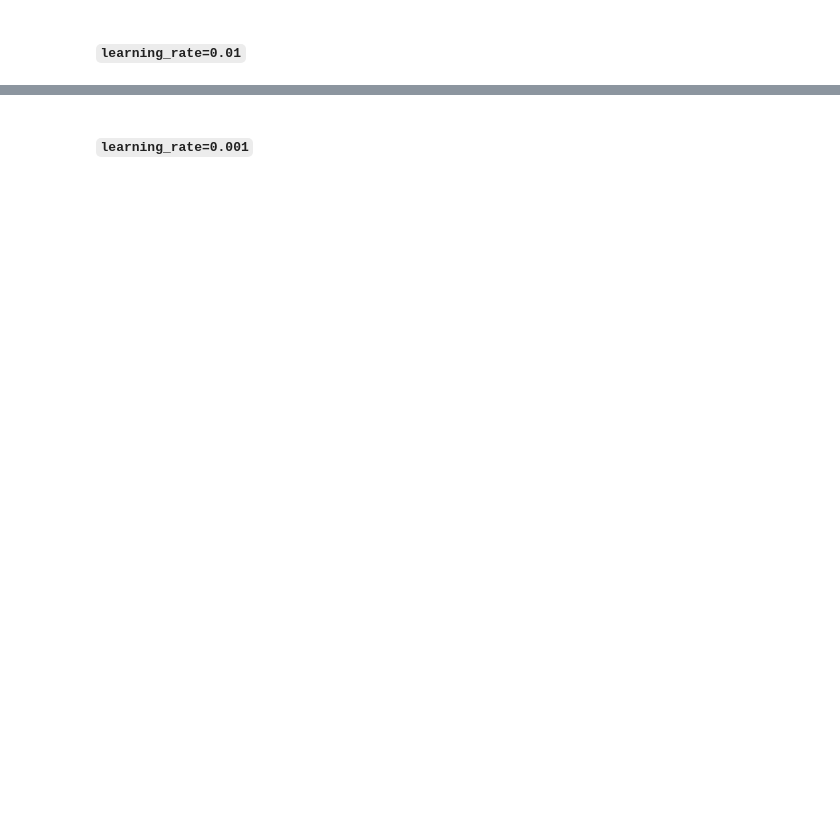
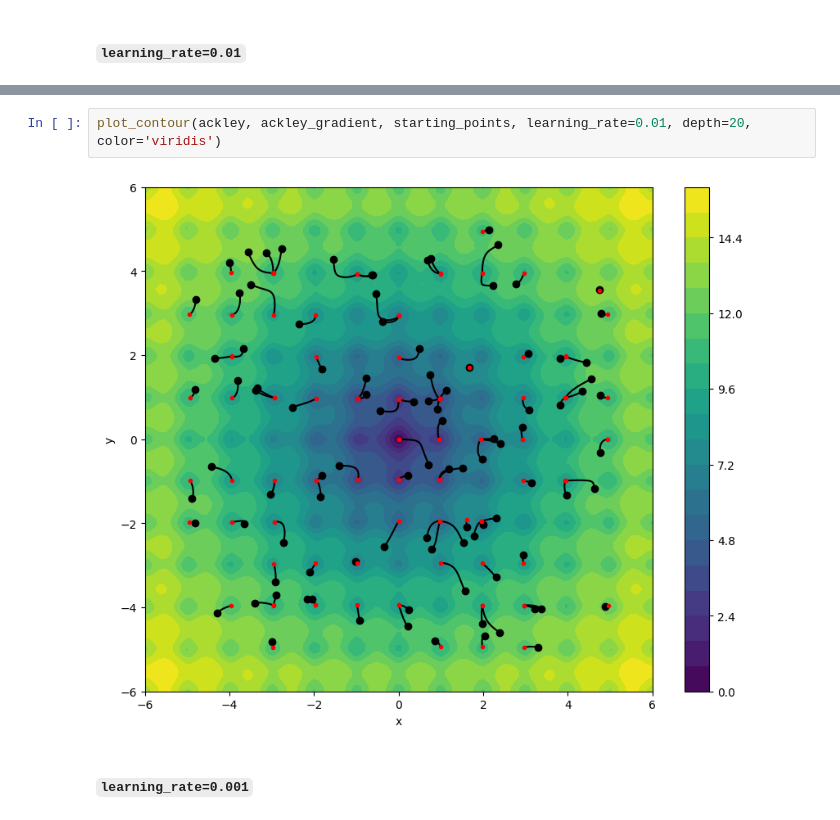
Before and after one commit to pgrzankowski/introduction-to-ai, a Jupyter notebook: simple-gradient-method.ipynb, the cells around one changed output, grey strips where cells are left out. Drawn from its saved outputs; the diff is of its cells as text; blank space fills up the shorter version.

```diff
--- a/simple-gradient-method.ipynb
+++ b/simple-gradient-method.ipynb
@@ -168,3 +213,7 @@ plot_contour(ackley, starting_points, learning_rate=0.01, depth=20, color='virid
+# %%
+plot_contour(ackley, ackley_gradient, starting_points, learning_rate=0.01, depth=20, color='viridis')
+# %% [output]
+[figure, added]
 # %% [markdown]
 #### `learning_rate=0.001`
 # %%
```
Also changed, not shown: parts of 16 cells of this notebook.
